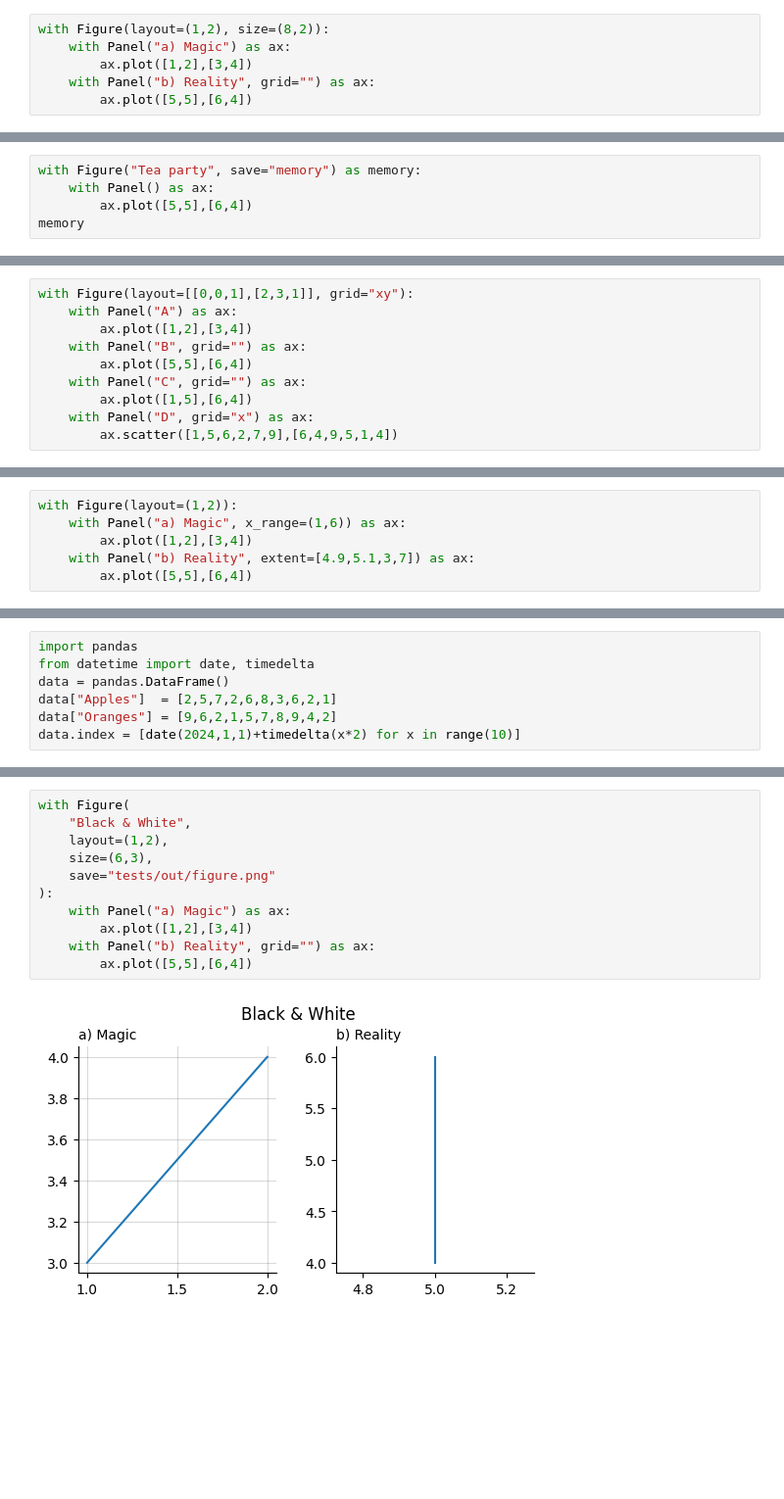
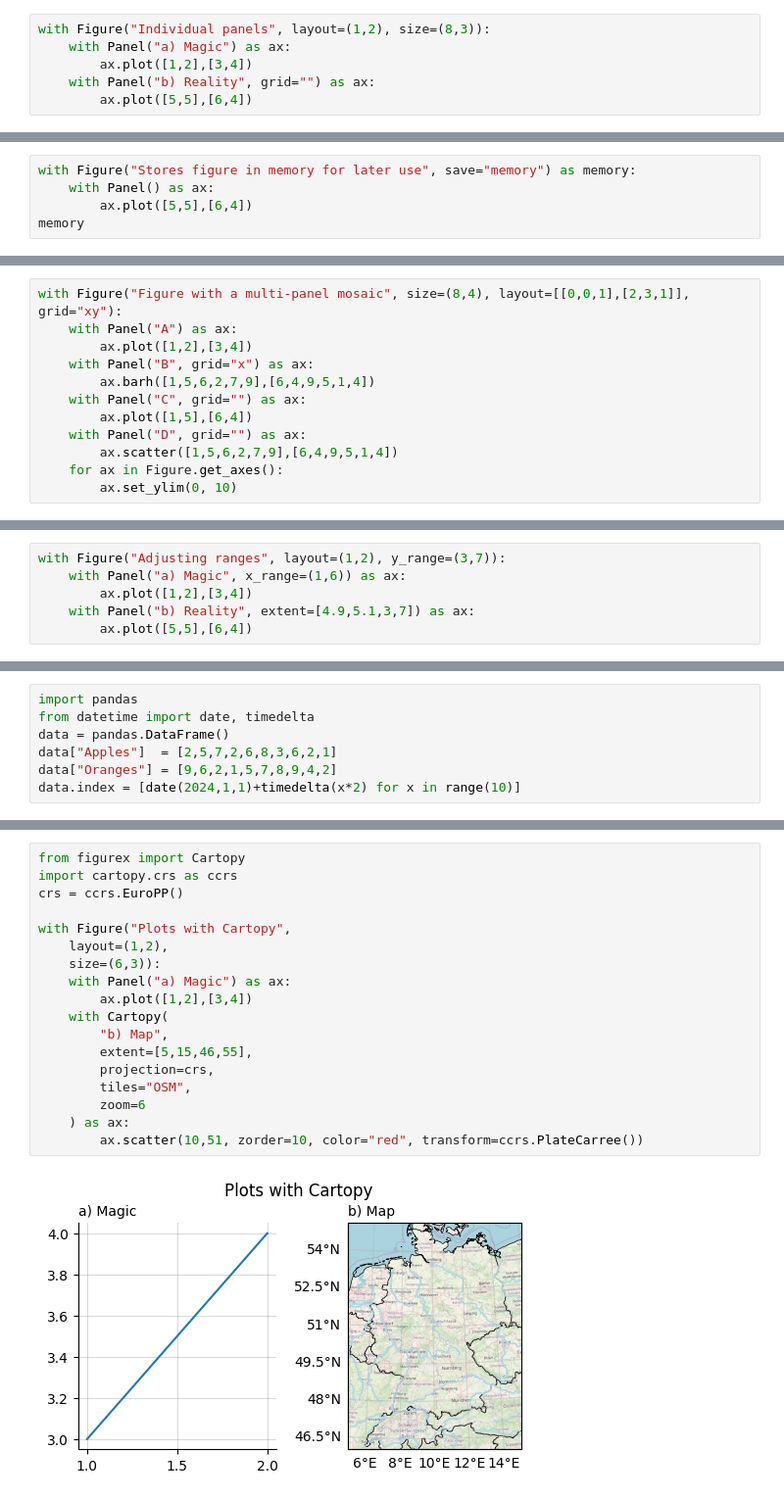
Before and after one commit to mschroen/figurex, a Jupyter notebook: examples.ipynb, the cells around one changed output, grey strips where cells are left out. Shown at 98% size. Cells and saved outputs as stored; diff of their text form; blank space fills up the shorter version.

```diff
--- a/examples.ipynb
+++ b/examples.ipynb
@@ -6,7 +6,7 @@ with Figure("A simple plot") as ax:
 # %% [output]
 [figure]
 # %%
-with Figure(layout=(1,2), size=(8,2)):
+with Figure("Individual panels", layout=(1,2), size=(8,3)):
     with Panel("a) Magic") as ax:
         ax.plot([1,2],[3,4])
     with Panel("b) Reality", grid="") as ax:
@@ -16,18 +16,20 @@ with Figure(layout=(1,2), size=(8,2)):
 # %%
-with Figure("Tea party", save="memory") as memory:
+with Figure("Stores figure in memory for later use", save="memory") as memory:
     with Panel() as ax:
         ax.plot([5,5],[6,4])
 memory
 # %% [output]
 <_io.BytesIO at 0x...>
 # %%
-with Figure(layout=[[0,0,1],[2,3,1]], grid="xy"):
+with Figure("Figure with a multi-panel mosaic", size=(8,4), layout=[[0,0,1],[2,3,1]], grid="xy"):
     with Panel("A") as ax:
         ax.plot([1,2],[3,4])
-    with Panel("B", grid="") as ax:
-        ax.plot([5,5],[6,4])
+    with Panel("B", grid="x") as ax:
+        ax.barh([1,5,6,2,7,9],[6,4,9,5,1,4])
     with Panel("C", grid="") as ax:
         ax.plot([1,5],[6,4])
-    with Panel("D", grid="x") as ax:
+    with Panel("D", grid="") as ax:
         ax.scatter([1,5,6,2,7,9],[6,4,9,5,1,4])
+    for ax in Figure.get_axes():
+        ax.set_ylim(0, 10)
 # %% [output]
@@ -35,5 +37,5 @@ with Figure(layout=[[0,0,1],[2,3,1]], grid="xy"):
 # %%
-with Figure(layout=(1,2)):
+with Figure("Adjusting ranges", layout=(1,2), y_range=(3,7)):
     with Panel("a) Magic", x_range=(1,6)) as ax:
         ax.plot([1,2],[3,4])
     with Panel("b) Reality", extent=[4.9,5.1,3,7]) as ax:
@@ -63,13 +66,20 @@ with Figure(
 # %%
-with Figure(
-    "Black & White",
+from figurex import Cartopy
+import cartopy.crs as ccrs
+crs = ccrs.EuroPP()
+
+with Figure("Plots with Cartopy",
     layout=(1,2),
-    size=(6,3),
-    save="tests/out/figure.png"
-):
+    size=(6,3)):
     with Panel("a) Magic") as ax:
         ax.plot([1,2],[3,4])
-    with Panel("b) Reality", grid="") as ax:
-        ax.plot([5,5],[6,4])
+    with Cartopy(
+        "b) Map",
+        extent=[5,15,46,55],
+        projection=crs,
+        tiles="OSM",
+        zoom=6
+    ) as ax:
+        ax.scatter(10,51, zorder=10, color="red", transform=ccrs.PlateCarree())
 # %% [output]
-[figure, old version]
+[figure, new version]
```
Also changed, not shown: parts of 8 cells of this notebook, 10 other files.
